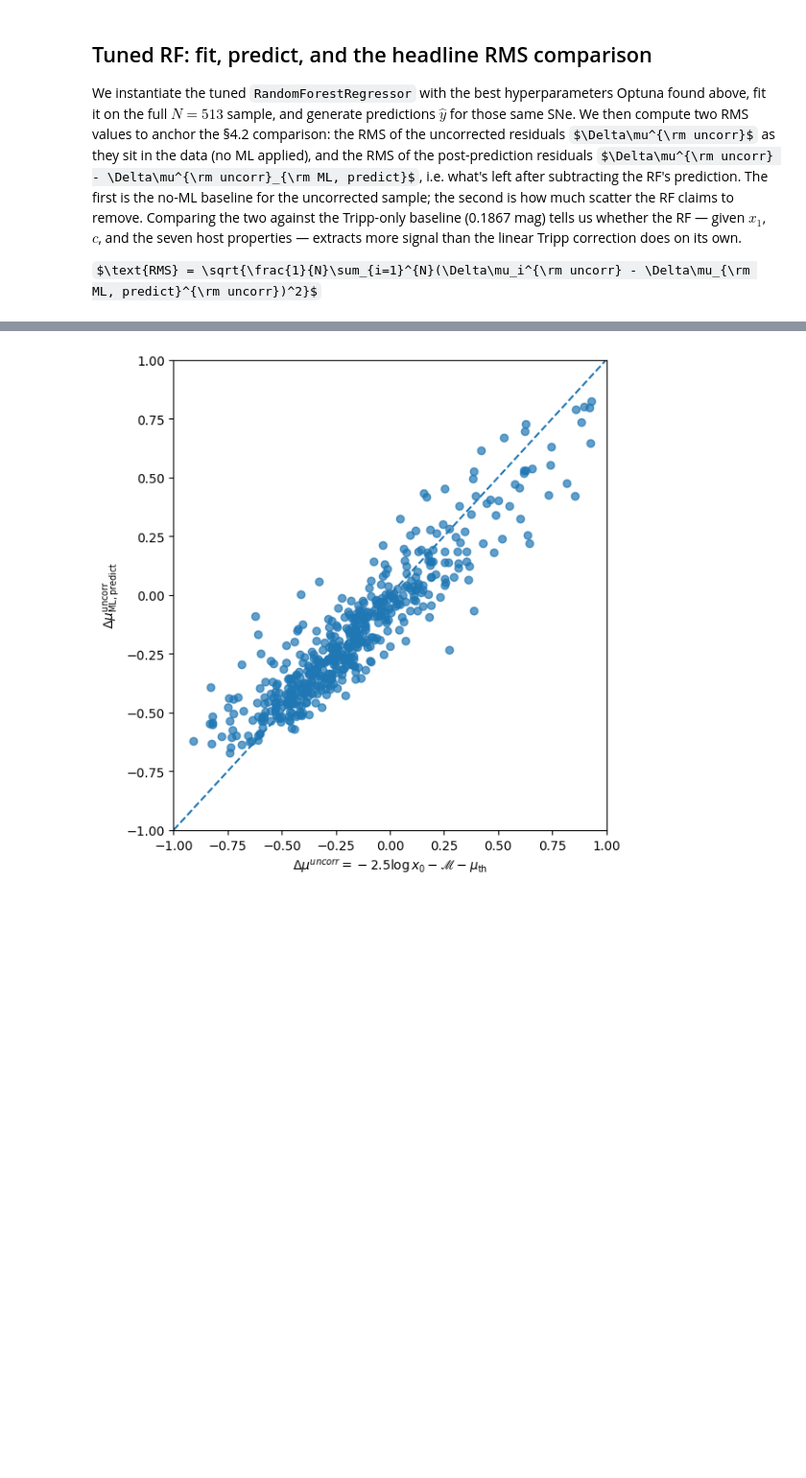
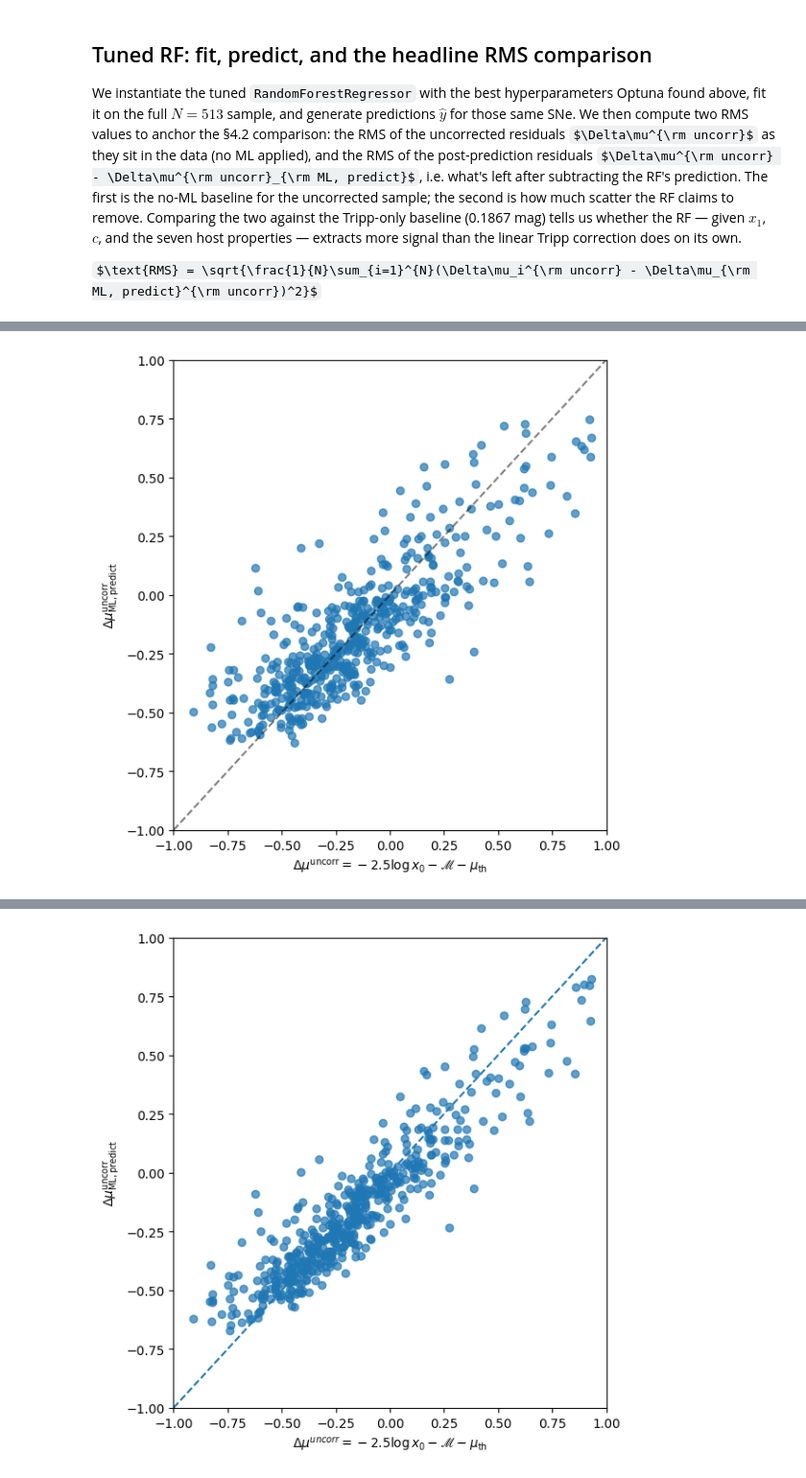
Before and after one commit to mwvgroup/myc21_first_paper, a Jupyter notebook: ZTF_DESI_ml_work/ZTF_DESI_rf_prediction_chi2_only_uncorrected_tripp_host_reserved.ipynb, the cells around one changed output, grey strips where cells are left out. Shown at 96% size. Saved outputs shown, nothing was run; the diff lists cells and outputs as text; code cells hidden in the pictures; some formulas as TeX source; blank space fills up the shorter version.

```diff
--- a/ZTF_DESI_ml_work/ZTF_DESI_rf_prediction_chi2_only_uncorrected_tripp_host_reserved.ipynb
+++ b/ZTF_DESI_ml_work/ZTF_DESI_rf_prediction_chi2_only_uncorrected_tripp_host_reserved.ipynb
@@ -253,3 +311,18 @@ DESI_FASTSPEC_AGE          0.017436
+# %%
+plt.figure(figsize=(6, 6))
+plt.scatter(y, y_pred_oof, alpha=0.7)
+plt.xlabel(r"$\Delta\mu^{\mathrm{uncorr}} = -2.5\log x_0 - \mathscr{M} - \mu_{\rm th}$")
+plt.ylabel(r"$\Delta\mu^{\mathrm{uncorr}}_{\mathrm{ML, predict}}$")
+plt.axline((0, 0), slope=1, linestyle="--", color="k", alpha=0.5)
+
+plt.xlim(-1, 1)
+plt.ylim(-1, 1)
+
+plt.tight_layout()
+plt.savefig("figures/predict_vs_observe_oof.pdf", bbox_inches="tight", dpi=300)
+plt.show()
+# %% [output]
+[figure, added]
 # %%
 # Define the following global parameters:
 
```
Also changed, not shown: parts of 3 cells of this notebook, 4 other files.
